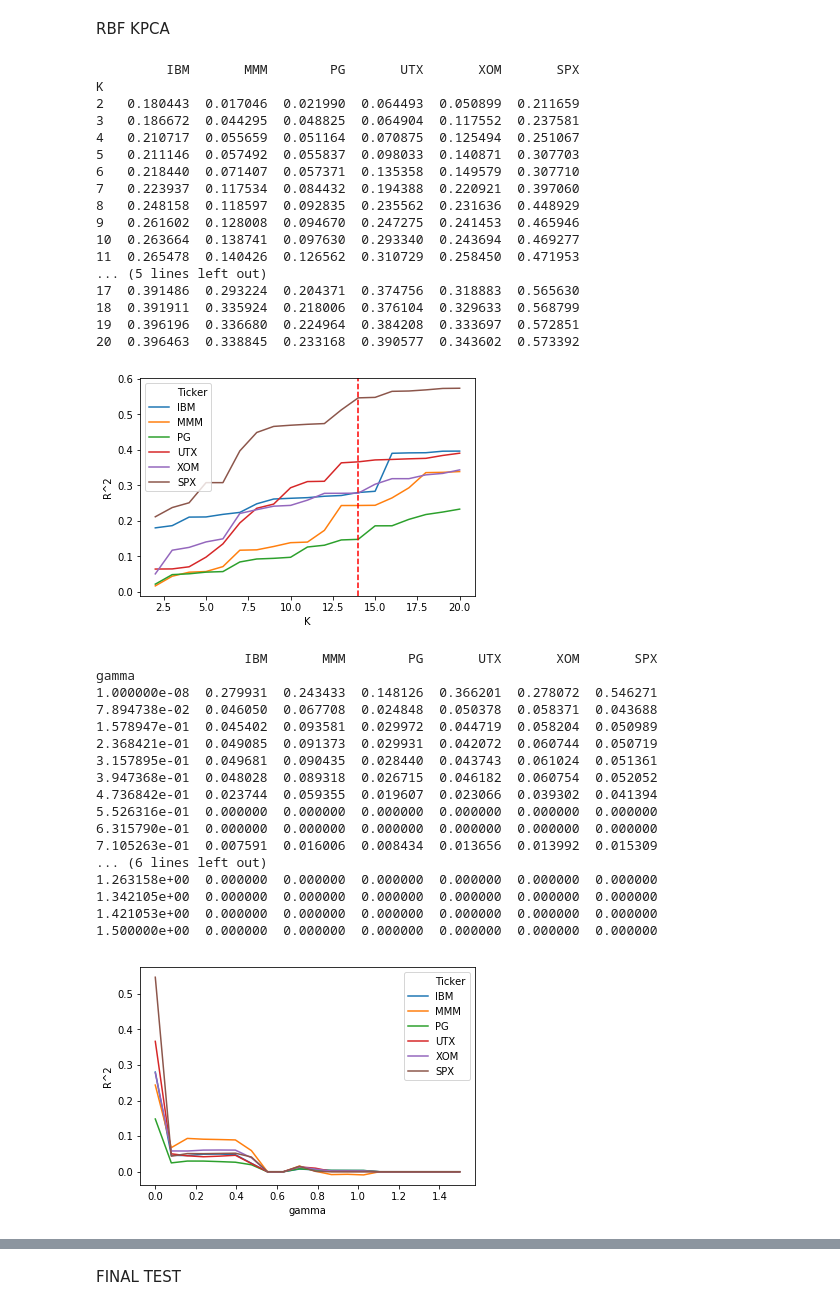
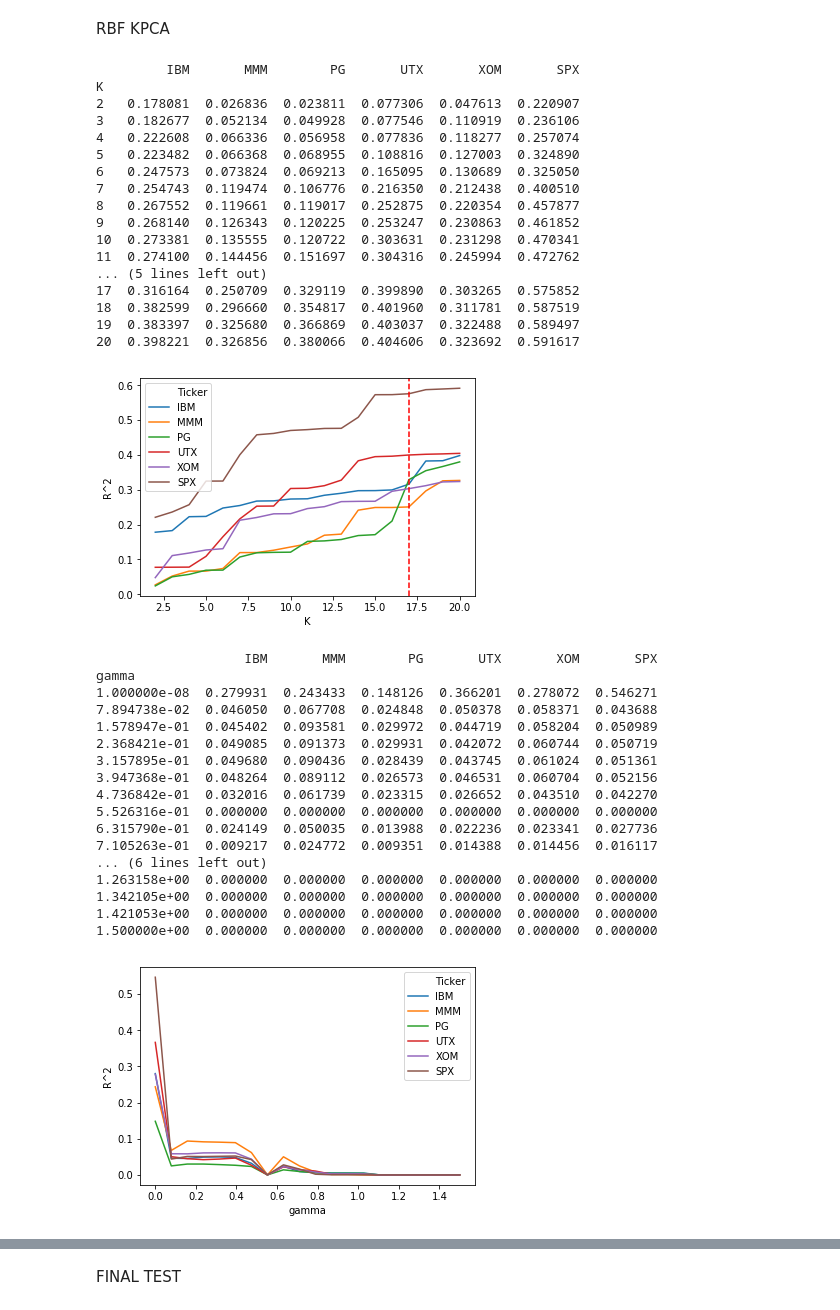
Before and after one commit to jgdenby/PortfolioFactorAnalysis, a Jupyter notebook: PortfolioFactorAnalysis.ipynb, the cells around one changed output, grey strips where cells are left out. Saved outputs shown, nothing was run; the diff lists cells and outputs as text; code cells hidden in the pictures.

```diff
--- a/PortfolioFactorAnalysis.ipynb
+++ b/PortfolioFactorAnalysis.ipynb
@@ -691,7 +692,7 @@ X_train = X_train_time.drop(['Month','SMB','HML','RMW','CMA',"Mkt-RF",'RF'],axis
 X_dev = X_dev_time.drop(['Month','SMB','HML','RMW','CMA',"Mkt-RF",'RF'],axis=1)
 ks = np.arange(2,21)
 kernelPCA_results = np.zeros((len(ks),6))
-gamma = .0000001
+gamma = .0001
 for k in ks:
     rbf_kpcaZ = pd.DataFrame(KPCA(X_train, X_dev, n_components=k, kernel='rbf', gamma = gamma))
     for i,s in enumerate(y_train_time.columns):
@@ -702,29 +703,30 @@ print(RBFKPCA)
 # %% [output]
          IBM       MMM        PG       UTX       XOM       SPX
 K
-2   0.180443  0.017046  0.021990  0.064493  0.050899  0.211659
-3   0.186672  0.044295  0.048825  0.064904  0.117552  0.237581
-4   0.210717  0.055659  0.051164  0.070875  0.125494  0.251067
-5   0.211146  0.057492  0.055837  0.098033  0.140871  0.307703
-6   0.218440  0.071407  0.057371  0.135358  0.149579  0.307710
-7   0.223937  0.117534  0.084432  0.194388  0.220921  0.397060
-8   0.248158  0.118597  0.092835  0.235562  0.231636  0.448929
-9   0.261602  0.128008  0.094670  0.247275  0.241453  0.465946
-10  0.263664  0.138741  0.097630  0.293340  0.243694  0.469277
-11  0.265478  0.140426  0.126562  0.310729  0.258450  0.471953
+2   0.178081  0.026836  0.023811  0.077306  0.047613  0.220907
+3   0.182677  0.052134  0.049928  0.077546  0.110919  0.236106
+4   0.222608  0.066336  0.056958  0.077836  0.118277  0.257074
+5   0.223482  0.066368  0.068955  0.108816  0.127003  0.324890
+6   0.247573  0.073824  0.069213  0.165095  0.130689  0.325050
+7   0.254743  0.119474  0.106776  0.216350  0.212438  0.400510
+8   0.267552  0.119661  0.119017  0.252875  0.220354  0.457877
+9   0.268140  0.126343  0.120225  0.253247  0.230863  0.461852
+10  0.273381  0.135555  0.120722  0.303631  0.231298  0.470341
+11  0.274100  0.144456  0.151697  0.304316  0.245994  0.472762
 ... (5 lines left out)
-17  0.391486  0.293224  0.204371  0.374756  0.318883  0.565630
-18  0.391911  0.335924  0.218006  0.376104  0.329633  0.568799
-19  0.396196  0.336680  0.224964  0.384208  0.333697  0.572851
-20  0.396463  0.338845  0.233168  0.390577  0.343602  0.573392
+17  0.316164  0.250709  0.329119  0.399890  0.303265  0.575852
+18  0.382599  0.296660  0.354817  0.401960  0.311781  0.587519
+19  0.383397  0.325680  0.366869  0.403037  0.322488  0.589497
+20  0.398221  0.326856  0.380066  0.404606  0.323692  0.591617
 # %%
 plotRBFKPCA=RBFKPCA.reset_index()
 plotRBFKPCA = pd.melt(plotRBFKPCA, id_vars=['K'], value_vars=['IBM', 'MMM','PG','UTX','XOM','SPX'],
                       var_name='Ticker',value_name = 'R^2')
 ax=sns.lineplot(x='K',y='R^2',hue = 'Ticker',data=plotRBFKPCA);
-plt.axvline(x=14, color = 'r', linestyle = '--');
+plt.axvline(x=17, color = 'r', linestyle = '--');
+plt.savefig('KPCA_tune.png')
 # %% [output]
-[figure, old version]
+[figure, new version]
 # %%
 #Split in time
 X_train = X_train_time.drop(['Month','SMB','HML','RMW','CMA',"Mkt-RF",'RF'],axis=1)
@@ -746,12 +748,12 @@ gamma
 7.894738e-02  0.046050  0.067708  0.024848  0.050378  0.058371  0.043688
 1.578947e-01  0.045402  0.093581  0.029972  0.044719  0.058204  0.050989
 2.368421e-01  0.049085  0.091373  0.029931  0.042072  0.060744  0.050719
-3.157895e-01  0.049681  0.090435  0.028440  0.043743  0.061024  0.051361
-3.947368e-01  0.048028  0.089318  0.026715  0.046182  0.060754  0.052052
-4.736842e-01  0.023744  0.059355  0.019607  0.023066  0.039302  0.041394
+3.157895e-01  0.049680  0.090436  0.028439  0.043745  0.061024  0.051361
+3.947368e-01  0.048264  0.089112  0.026573  0.046531  0.060704  0.052156
+4.736842e-01  0.032016  0.061739  0.023315  0.026652  0.043510  0.042270
 5.526316e-01  0.000000  0.000000  0.000000  0.000000  0.000000  0.000000
-6.315790e-01  0.000000  0.000000  0.000000  0.000000  0.000000  0.000000
-7.105263e-01  0.007591  0.016006  0.008434  0.013656  0.013992  0.015309
+6.315790e-01  0.024149  0.050035  0.013988  0.022236  0.023341  0.027736
+7.105263e-01  0.009217  0.024772  0.009351  0.014388  0.014456  0.016117
 ... (6 lines left out)
 1.263158e+00  0.000000  0.000000  0.000000  0.000000  0.000000  0.000000
 1.342105e+00  0.000000  0.000000  0.000000  0.000000  0.000000  0.000000
@@ -763,7 +765,7 @@ plotRBFKPCA = pd.melt(plotRBFKPCA, id_vars=['gamma'], value_vars=['IBM', 'MMM','
                       var_name='Ticker',value_name = 'R^2')
 ax=sns.lineplot(x='gamma',y='R^2',hue = 'Ticker',data=plotRBFKPCA);
 # %% [output]
-[figure, old version]
+[figure, new version]
 # %%
 #Split in time, with train/val split randomly
 X_train = X_train_time_rand.drop(['Month','SMB','HML','RMW','CMA',"Mkt-RF",'RF'],axis=1)
```
Also changed, not shown: parts of 13 cells of this notebook, 4 other files.
